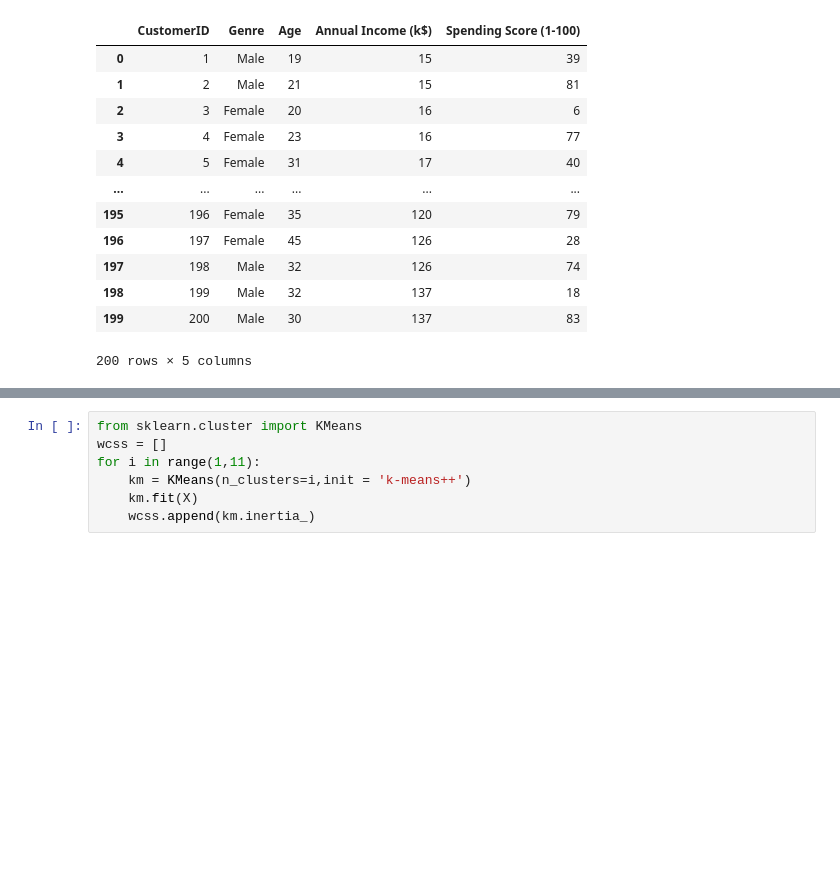
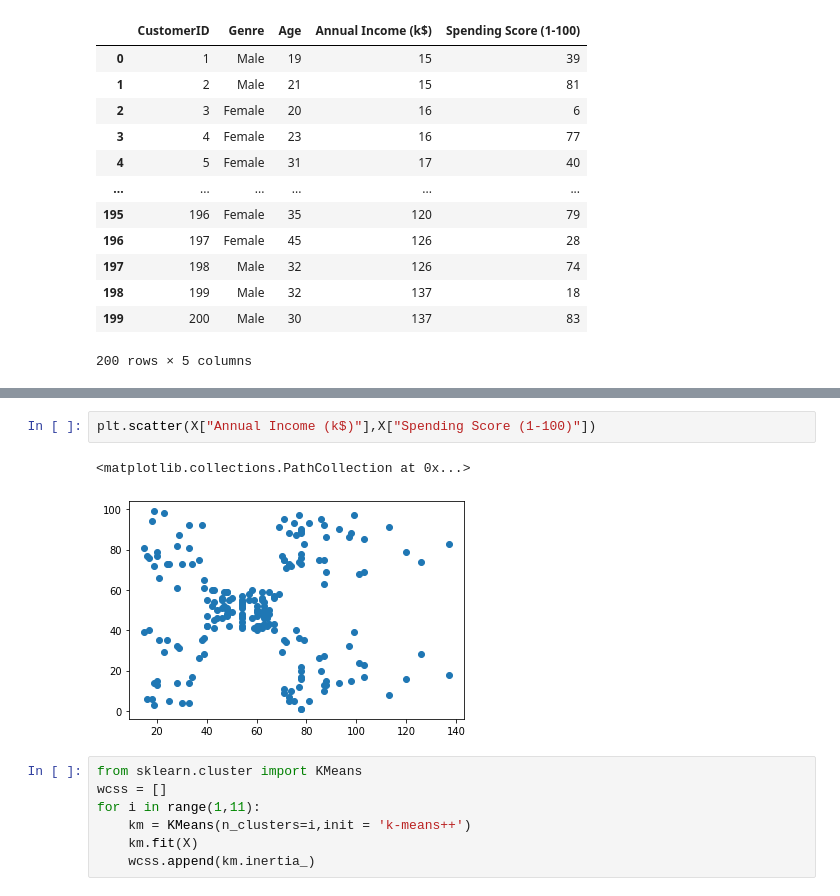
Before and after one commit to wodwine/Machine-Learning-Udemy-Course, a Jupyter notebook: Codes/4_Clustering/1_KMeansClustering.ipynb, the cells around one changed output, grey strips where cells are left out. Saved outputs shown, nothing was run; the diff lists cells and outputs as text; blank space fills up the shorter version.

```diff
--- a/Codes/4_Clustering/1_KMeansClustering.ipynb
+++ b/Codes/4_Clustering/1_KMeansClustering.ipynb
@@ -24,3 +39,8 @@ X = data.drop(["CustomerID","Genre","Age"],axis=1)
+# %%
+plt.scatter(X["Annual Income (k$)"],X["Spending Score (1-100)"])
+# %% [output]
+<matplotlib.collections.PathCollection at 0x...>
+[figure, added]
 # %%
 from sklearn.cluster import KMeans
 wcss = []
```
Also changed, not shown: parts of 2 cells of this notebook, 35 other files.
